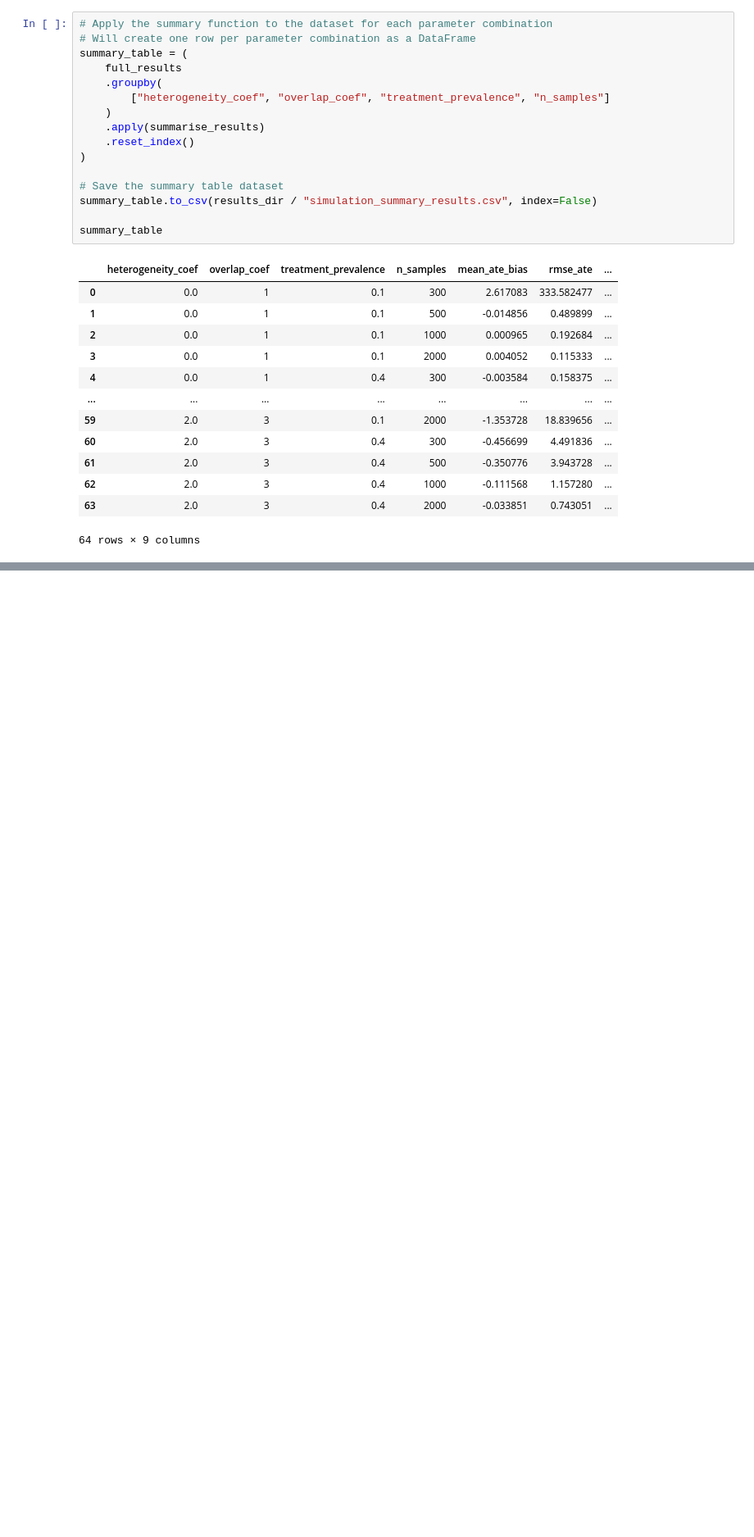
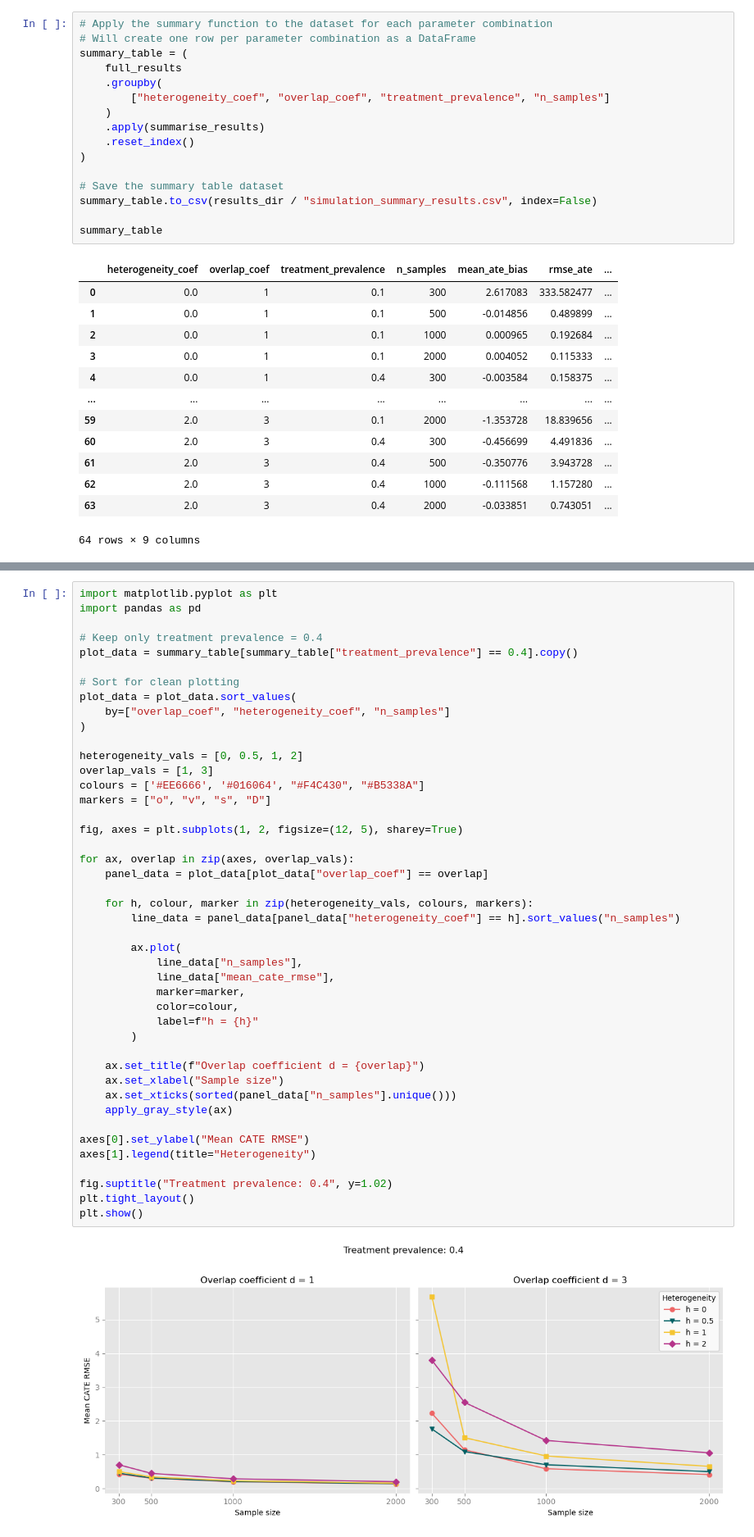
Before and after one commit to LuqmaanSahar/doubly-robust-estimators, a Jupyter notebook: orchestrator.ipynb, the cells around one changed output, grey strips where cells are left out. Shown at 82% size. Saved outputs shown, nothing was run; the diff lists cells and outputs as text; blank space fills up the shorter version.

```diff
--- a/orchestrator.ipynb
+++ b/orchestrator.ipynb
@@ -156,0 +225,46 @@ summary_table
+# %%
+import matplotlib.pyplot as plt
+import pandas as pd
+
+# Keep only treatment prevalence = 0.4
+plot_data = summary_table[summary_table["treatment_prevalence"] == 0.4].copy()
+
+# Sort for clean plotting
+plot_data = plot_data.sort_values(
+    by=["overlap_coef", "heterogeneity_coef", "n_samples"]
+)
+
+heterogeneity_vals = [0, 0.5, 1, 2]
+overlap_vals = [1, 3]
+colours = ['#EE6666', '#016064', "#F4C430", "#B5338A"]
+markers = ["o", "v", "s", "D"]
+
+fig, axes = plt.subplots(1, 2, figsize=(12, 5), sharey=True)
+
+for ax, overlap in zip(axes, overlap_vals):
+    panel_data = plot_data[plot_data["overlap_coef"] == overlap]
+
+    for h, colour, marker in zip(heterogeneity_vals, colours, markers):
+        line_data = panel_data[panel_data["heterogeneity_coef"] == h].sort_values("n_samples")
+
+        ax.plot(
+            line_data["n_samples"],
+            line_data["mean_cate_rmse"],
+            marker=marker,
+            color=colour,
+            label=f"h = {h}"
+        )
+
+    ax.set_title(f"Overlap coefficient d = {overlap}")
+    ax.set_xlabel("Sample size")
+    ax.set_xticks(sorted(panel_data["n_samples"].unique()))
+    apply_gray_style(ax)
+
+axes[0].set_ylabel("Mean CATE RMSE")
+axes[1].legend(title="Heterogeneity")
+
+fig.suptitle("Treatment prevalence: 0.4", y=1.02)
+plt.tight_layout()
+plt.show()
+# %% [output]
+[figure, added]
```
Also changed, not shown: parts of 18 cells of this notebook, 6 other files.
